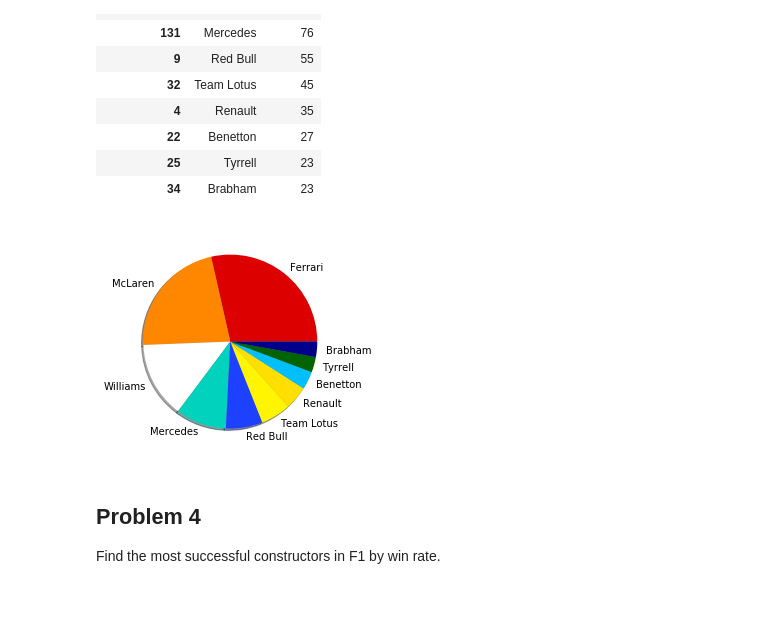
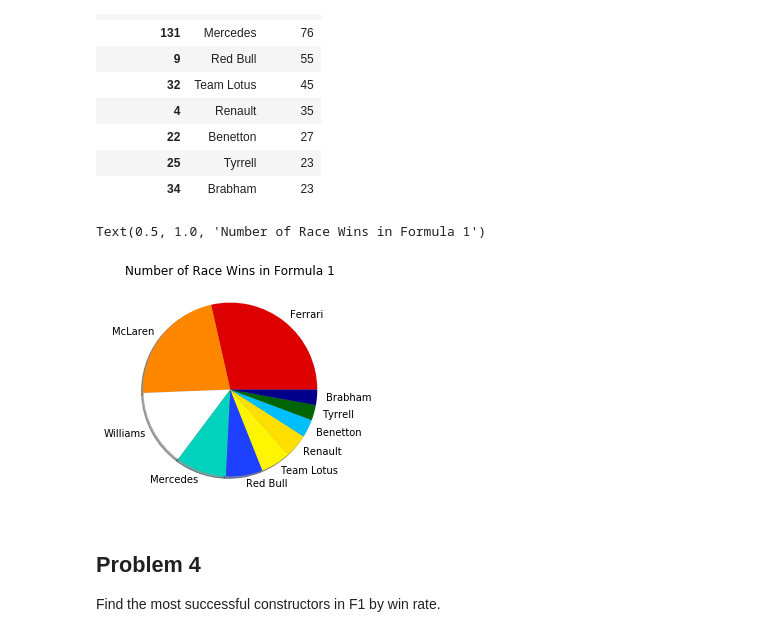
Before and after one commit to jla524/f1-analysis, a Jupyter notebook: formula-1-data-analysis.ipynb, the cells around one changed output. Cells and saved outputs as stored; diff of their text form; code cells hidden in the pictures; blank space fills up the shorter version.

Commit message:
Add title and labels to plots

```diff
--- a/formula-1-data-analysis.ipynb
+++ b/formula-1-data-analysis.ipynb
@@ -177,20 +181,22 @@ df
 # %%
 '''
 Now we can produce a pie chart using the DataFrame.
 Since Matplotlib allows us to specify colors in the pie chart, let's
 find the colors that represent these teams.
 
 Credits to www.f1colours.com and
 www.reddit.com/r/formula1/comments/arxt0r/f1_2019_team_colors_hex_codes/
 for the team colors.
 '''
 
 colors = ['#DC0000', '#FF8700', '#FFFFFF', '#00D2BE', '#1E41FF',
           '#FFF500', '#FFDF00', '#00BFFF', '#006400', '#00008B']
 
 plt.pie(df['resultId'], labels=df['name'], colors=colors, shadow=True);
+plt.title('Number of Race Wins in Formula 1')
 # %% [output]
+Text(0.5, 1.0, 'Number of Race Wins in Formula 1')
-[figure, old version]
+[figure, new version]
 # %% [markdown]
 ## Problem 4
 Find the most successful constructors in F1 by win rate.
```
Also changed, not shown: parts of 12 cells of this notebook.
